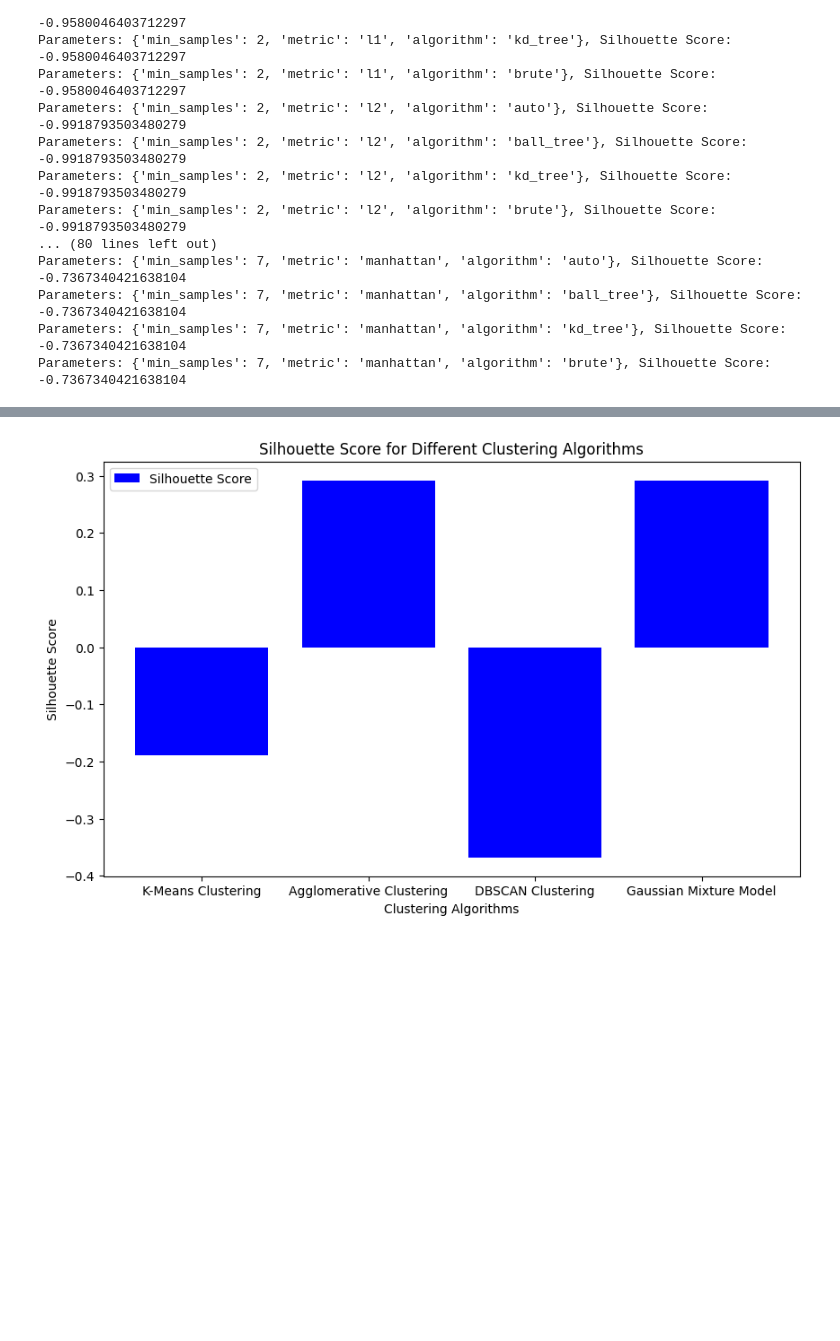
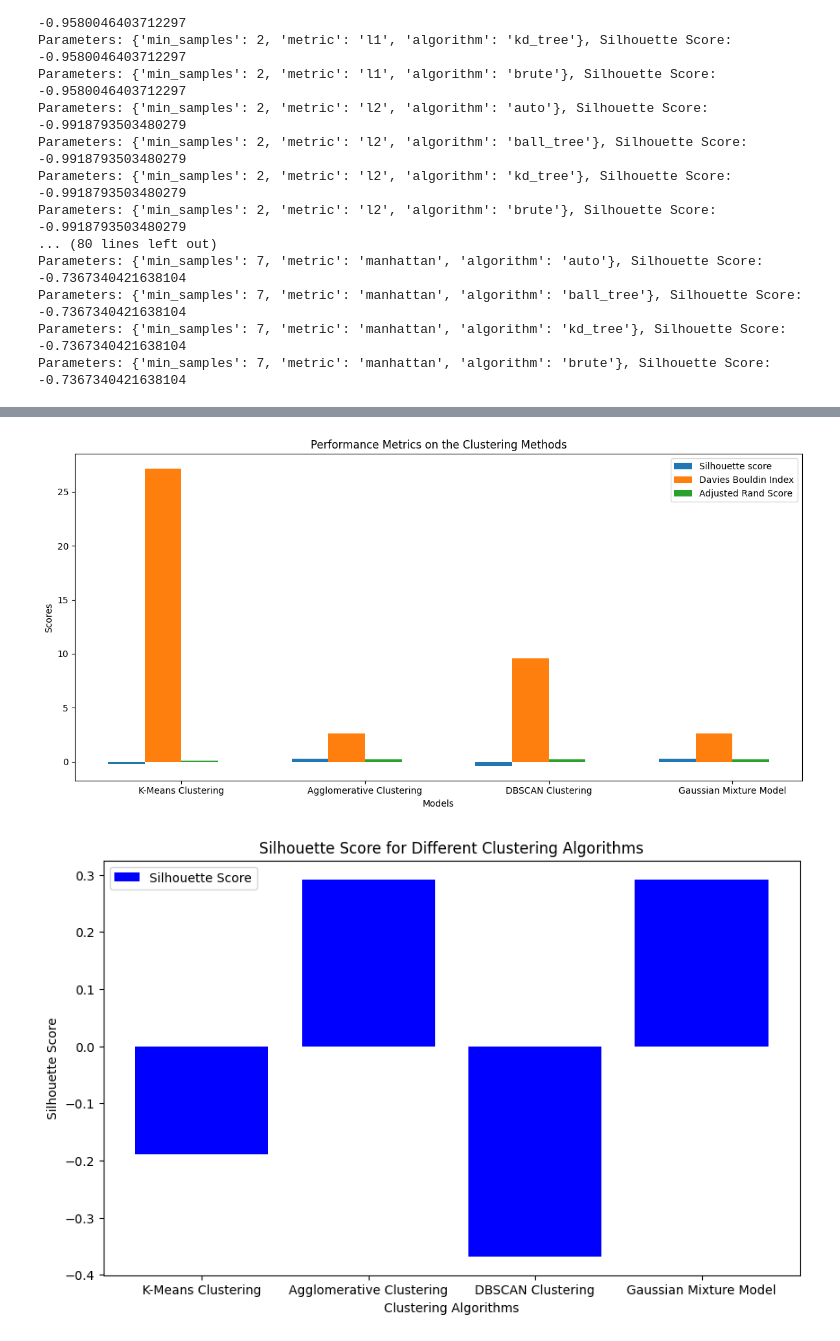
Before and after one commit to Kartik-3-programmer/Machine-Learning, a Jupyter notebook: Feature_selection.ipynb, the cells around one changed output, grey strips where cells are left out. Saved outputs shown, nothing was run; the diff lists cells and outputs as text; code cells hidden in the pictures; blank space fills up the shorter version.

```diff
--- a/Feature_selection.ipynb
+++ b/Feature_selection.ipynb
@@ -606,4 +607,29 @@ davies_bouldin_list = [davies_bouldin_score_k_means, davies_bouldin_score_agglo,
 ari_list = [adjusted_rand_score_k_means, adjusted_rand_score_agglo, adjusted_rand_score_dbscan, adjusted_rand_score_gmm]
 computational_list = [training_time_k_means, training_time_agglomerative, training_time_dbscan, training_time_gmm]
 list_of_clustering = ['K-Means Clustering', 'Agglomerative Clustering', 'DBSCAN Clustering', 'Gaussian Mixture Model']
+# %%
+# Setting the positions for the bars
+bar_width = 0.2
+index = list(range(len(list_of_clustering)))
+index_silhouette = [i + bar_width for i in index]
+index_davies = [i + 2 * bar_width for i in index]
+
+# Creating bars for each metric
+plt.figure(figsize=(12, 6))
+plt.bar(index, silhouette_list, width=bar_width, label='Silhouette score')
+plt.bar(index_silhouette, davies_bouldin_list, width=bar_width, label='Davies Bouldin Index')
+plt.bar(index_davies, ari_list, width=bar_width, label='Adjusted Rand Score')
+
+# Adding labels, titles, and legends
+plt.xlabel('Models')
+plt.ylabel('Scores')
+plt.title('Performance Metrics on the Clustering Methods')
+plt.xticks([i + 1.5 * bar_width for i in index], list_of_clustering)
+plt.legend()
+
+# Displaying the plot
+plt.tight_layout()
+plt.show()
+# %% [output]
+[figure, added]
 # %%
```
Also changed, not shown: parts of 15 cells of this notebook.
